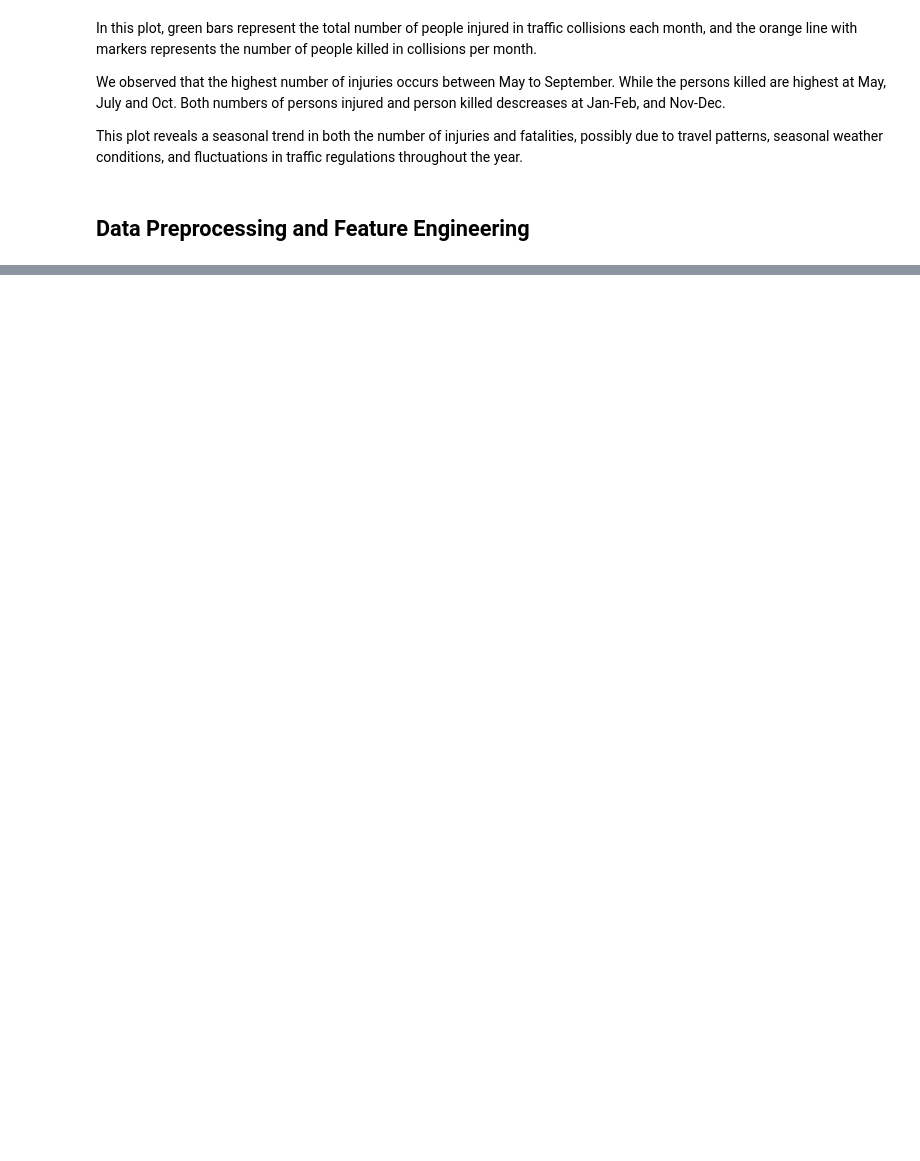
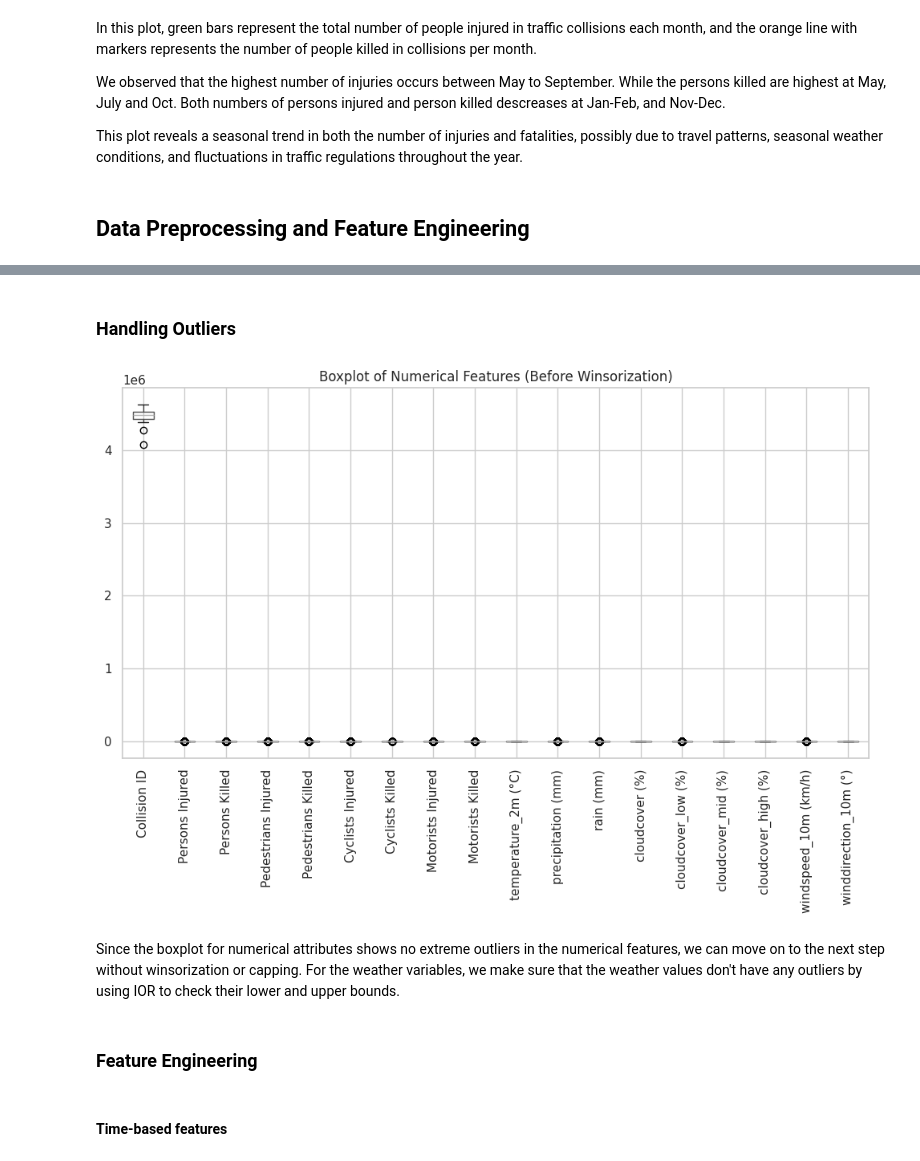
Before and after one commit to zzziminger/5243-Project1, a Jupyter notebook: Project_1.ipynb, the cells around one changed output, grey strips where cells are left out. Drawn from its saved outputs; the diff is of its cells as text; code cells hidden in the pictures; blank space fills up the shorter version.

Commit message:
preprocessing and part of feature engineering complete.

```diff
--- a/Project_1.ipynb
+++ b/Project_1.ipynb
@@ -510,0 +502,9 @@ This plot reveals a seasonal trend in both the number of injuries and fatalities
+# %%
+# Impute missing numerical values using KNN imputation
+numerical_cols = df.select_dtypes(include=[np.number]).columns
+imputer = KNNImputer(n_neighbors=5)
+df[numerical_cols] = imputer.fit_transform(df[numerical_cols])
+
+# Checking missing values after KNN imputation
+missing_after_imputation = df[numerical_cols].isnull().sum()
+missing_after_imputation
@@ -510,0 +530,12 @@ This plot reveals a seasonal trend in both the number of injuries and fatalities
+# %% [markdown]
+### Handling Outliers
+# %%
+# Visualize outliers using boxplots before handling
+plt.figure(figsize=(12, 6))
+df[numerical_cols].boxplot(rot=90)
+plt.title("Boxplot of Numerical Features (Before Winsorization)")
+plt.show()
+# %% [output]
+[figure, added]
+# %% [markdown]
+Since the boxplot for numerical attributes shows no extreme outliers in the numerical features, we can move on to the next step without winsorization or capping. For the weather variables, we make sure that the weather values don't have any outliers by using IOR to check their lower and upper bounds.
@@ -510,0 +555,4 @@ This plot reveals a seasonal trend in both the number of injuries and fatalities
+# %% [markdown]
+### Feature Engineering
+# %% [markdown]
+#### Time-based features
```
Also changed, not shown: parts of 37 cells of this notebook.
